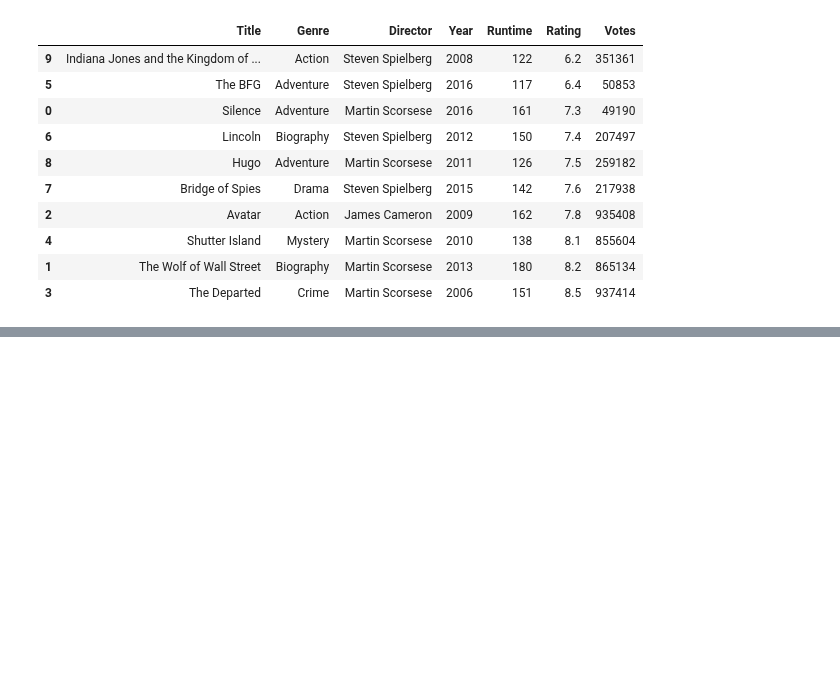
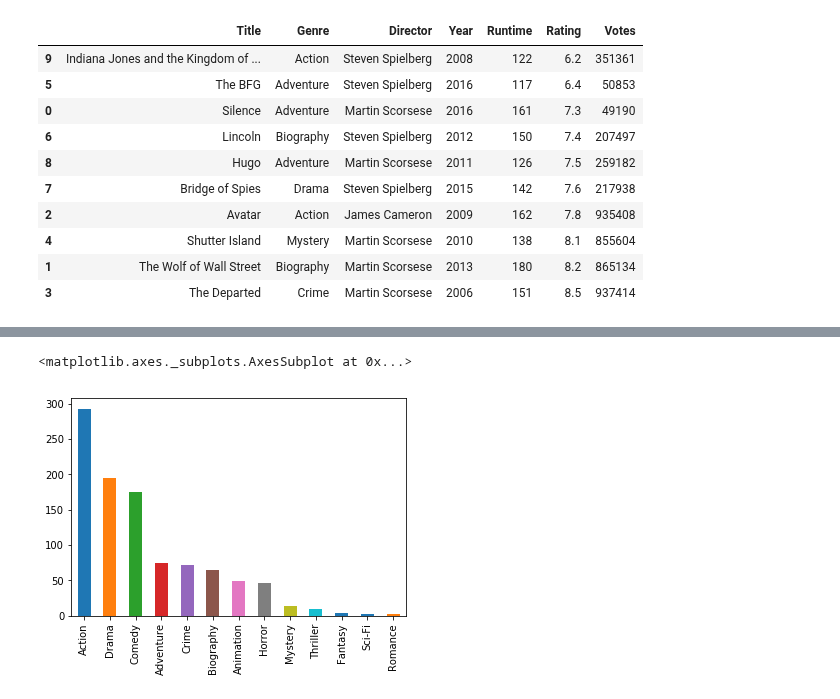
Before and after one commit to poompoowit/Stat-_work, a Jupyter notebook: Week3/Week3.ipynb, the cells around one changed output, grey strips where cells are left out. Saved outputs shown, nothing was run; the diff lists cells and outputs as text; code cells hidden in the pictures; blank space fills up the shorter version.

Commit message:
add countby

```diff
--- a/Week3/Week3.ipynb
+++ b/Week3/Week3.ipynb
@@ -99,0 +124,5 @@ df2.describe()
+# %%
+df.Genre.value_counts().plot.bar()
+# %% [output]
+<matplotlib.axes._subplots.AxesSubplot at 0x...>
+[figure, added]
```
Also changed, not shown: parts of 12 cells of this notebook.
